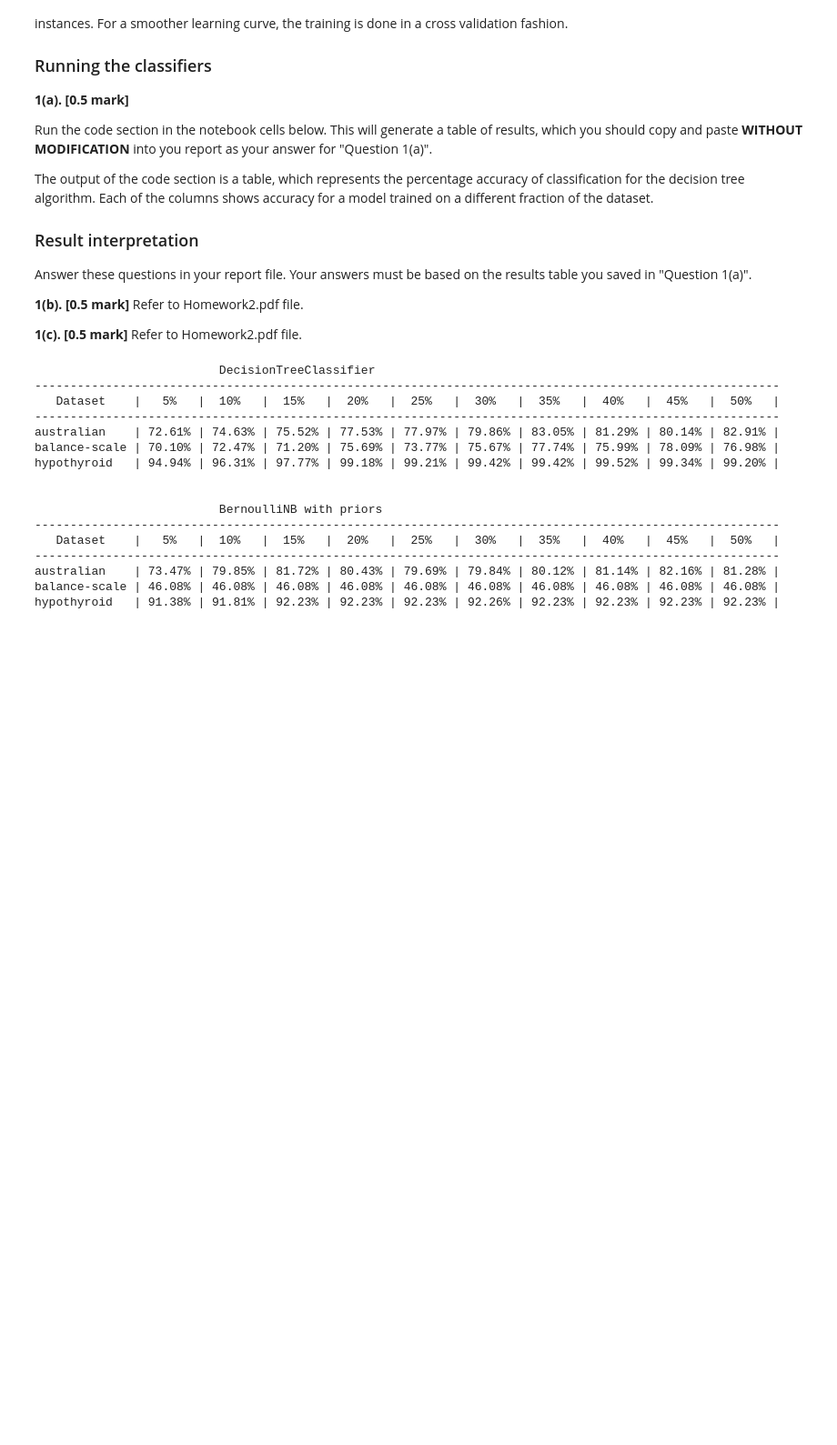
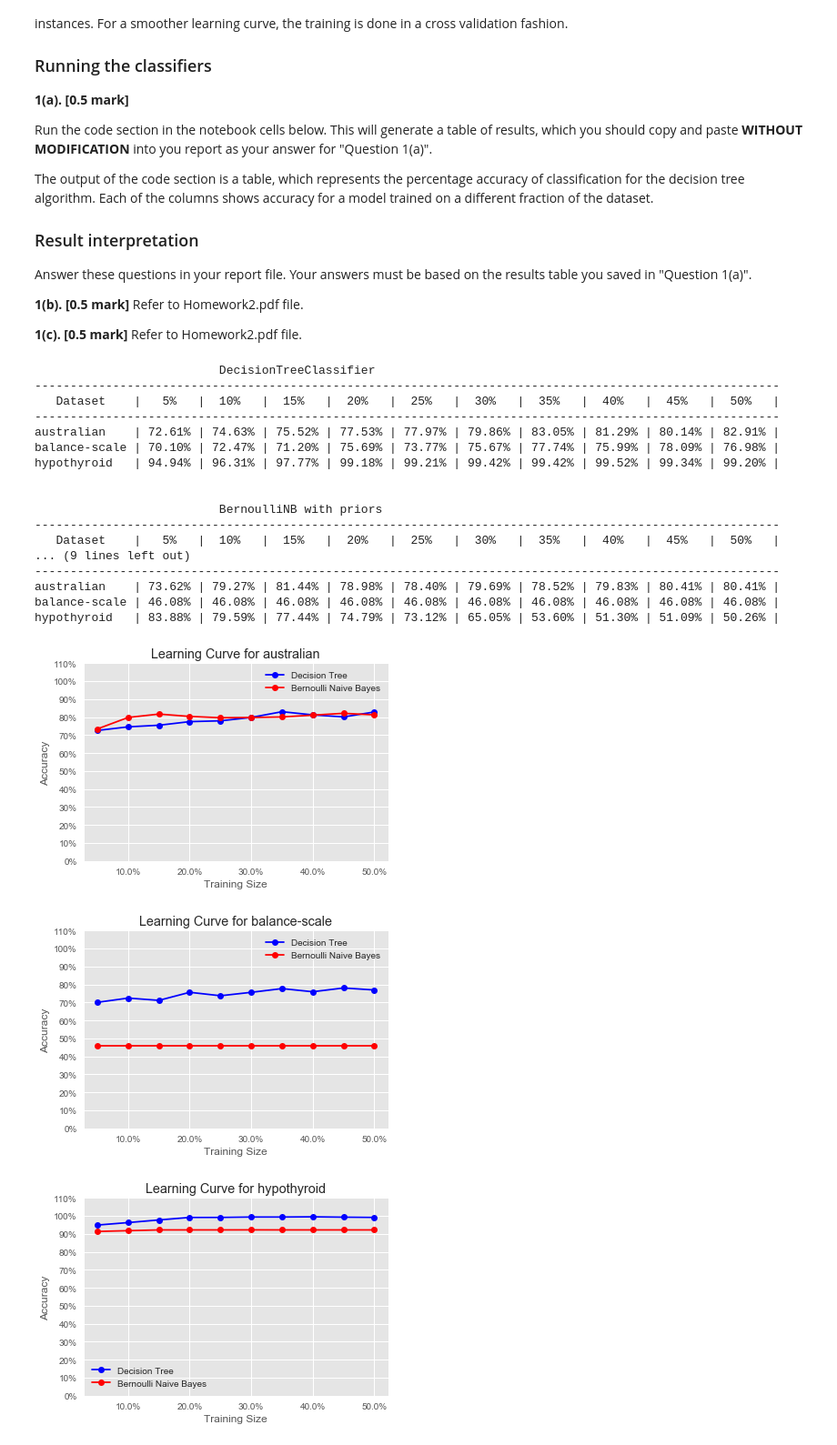
Before and after one commit to raymondluk1995/COMP9417-Assignments, a Jupyter notebook: Homework2/Homework2UPDATED/comp9417_hw2.ipynb, the cells around one changed output. Shown at 91% size. Cells and saved outputs as stored; diff of their text form; code cells hidden in the pictures; blank space fills up the shorter version.

```diff
--- a/Homework2/Homework2UPDATED/comp9417_hw2.ipynb
+++ b/Homework2/Homework2UPDATED/comp9417_hw2.ipynb
@@ -90,6 +91,7 @@ def get_method_scores(data, method):
                                                   error_score=0)
     return test_scores
 # %%
+# Modified to return the scores list
 def test_method(method, title):
     # load data
     paths = ['australian','balance-scale','hypothyroid']
@@ -105,7 +107,7 @@ def test_method(method, title):
         # we got a [num portions][num folds] array, need to avg them into
         # a list of scores for each portion
         for ar in score_array:
-            score.append(np.mean(ar))
+            score.append(np.mean(ar)) # because we use 5-fold cross validation (cv=5)
         scores.append(score)
 
     # print the results
@@ -123,9 +125,11 @@ def test_method(method, title):
             print("| {:>6.2%} ".format(scores[i][j]),end="")
         print('|')
     print('\n')
+    return scores
 
-test_method(DecisionTreeClassifier(random_state=0),'')
-test_method(BernoulliNB(),'with priors')
+dt_scores=test_method(DecisionTreeClassifier(random_state=0),'')
+ber_scores=test_method(BernoulliNB(),'with priors')
+ber_no_prior_scores = test_method(BernoulliNB(fit_prior=False),'without priors')
 # %% [output]
                           DecisionTreeClassifier
 ---------------------------------------------------------------------------------------------------------
@@ -139,7 +143,34 @@ hypothyroid   | 94.94% | 96.31% | 97.77% | 99.18% | 99.21% | 99.42% | 99.42% | 9
                           BernoulliNB with priors
 ---------------------------------------------------------------------------------------------------------
    Dataset    |   5%   |  10%   |  15%   |  20%   |  25%   |  30%   |  35%   |  40%   |  45%   |  50%   |
+... (9 lines left out)
 ---------------------------------------------------------------------------------------------------------
-australian    | 73.47% | 79.85% | 81.72% | 80.43% | 79.69% | 79.84% | 80.12% | 81.14% | 82.16% | 81.28% |
+australian    | 73.62% | 79.27% | 81.44% | 78.98% | 78.40% | 79.69% | 78.52% | 79.83% | 80.41% | 80.41% |
 balance-scale | 46.08% | 46.08% | 46.08% | 46.08% | 46.08% | 46.08% | 46.08% | 46.08% | 46.08% | 46.08% |
-hypothyroid   | 91.38% | 91.81% | 92.23% | 92.23% | 92.23% | 92.26% | 92.23% | 92.23% | 92.23% | 92.23% |
+hypothyroid   | 83.88% | 79.59% | 77.44% | 74.79% | 73.12% | 65.05% | 53.60% | 51.30% | 51.09% | 50.26% |
+# %%
+def plot_cmp(dt_scores,ber_scores,label1,label2):
+    paths = ['australian','balance-scale','hypothyroid']
+    if(len(dt_scores)==0 or len(ber_scores)==0):
+        raise ValueError('plot_all():The input list is empty')
+    x_axis = np.arange(0.05,0.55,0.05)
+    for i in range(len(paths)):
+        plt.figure()
+        plt.gca().xaxis.set_major_formatter(PercentFormatter(1))
+        plt.gca().yaxis.set_major_formatter(PercentFormatter(1))
+        plt.style.use('ggplot')
+        plt.plot(x_axis,dt_scores[i],marker='o',color='blue',label=label1)
+        plt.plot(x_axis,ber_scores[i],marker='o',color='red',label=label2)
+        plt.yticks(np.arange(0,1.2,step=0.1))
+        plt.legend()
+        plt.xlabel('Training Size')
+        plt.ylabel('Accuracy')
+        plt.title('Learning Curve for {0}'.format(paths[i]))
+        plt.savefig('{0}.png'.format(paths[i]),dpi=1000)
+        plt.show()
+# %%
+plot_cmp(dt_scores,ber_scores,'Decision Tree','Bernoulli Naive Bayes')
+# %% [output]
+[figure, added]
+[figure, added]
+[figure, added]
```
Also changed, not shown: parts of 2 cells of this notebook, 23 other files.
